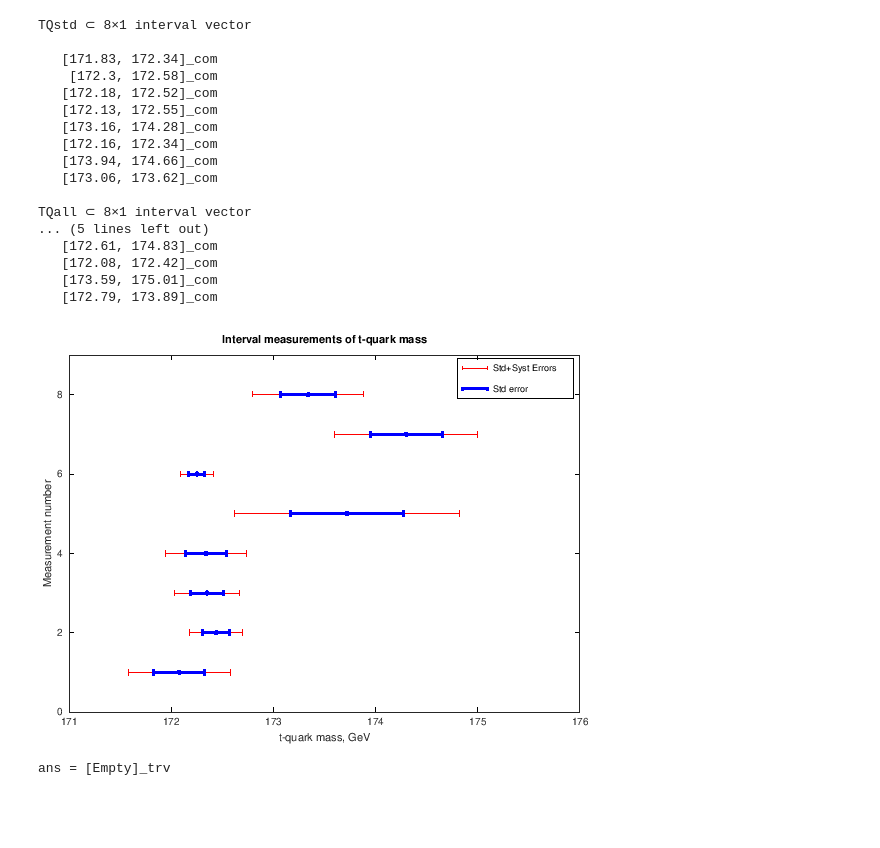
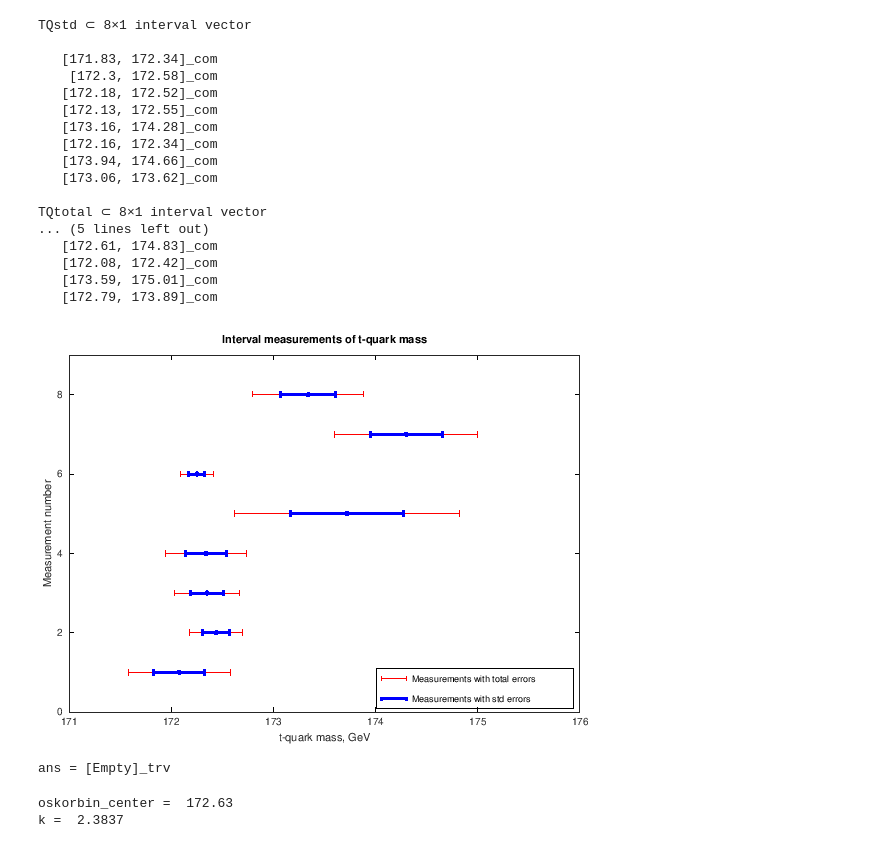
Before and after one commit to szhilin/octave-interval-examples, a Jupyter notebook: TopQuark.ipynb, the cells around one changed output. Cells and saved outputs as stored; diff of their text form; code cells hidden in the pictures; blank space fills up the shorter version.

```diff
--- a/TopQuark.ipynb
+++ b/TopQuark.ipynb
@@ -92,11 +92,11 @@ topquark_mid = data(:,1);
 topquark_rad_std = data(:,2);
 topquark_rad_std_syst = data(:,2) + data(:,3);
 
-# Интервальные измерения со случайной погрешностью
+# Интервальные измерения только со случайной погрешностью
 TQstd = midrad(topquark_mid, topquark_rad_std)
 
 # Интервальные измерения со случайной и систематической погрешностью
-TQall = midrad(topquark_mid, topquark_rad_std_syst)
+TQtotal = midrad(topquark_mid, topquark_rad_std_syst)
 # %% [output]
 TQstd ⊂ 8×1 interval vector
 
@@ -109,7 +109,7 @@ TQstd ⊂ 8×1 interval vector
    [173.94, 174.66]_com
    [173.06, 173.62]_com
 
-TQall ⊂ 8×1 interval vector
+TQtotal ⊂ 8×1 interval vector
 ... (5 lines left out)
    [172.61, 174.83]_com
    [172.08, 172.42]_com
@@ -117,21 +117,20 @@ TQall ⊂ 8×1 interval vector
    [172.79, 173.89]_com
 # %%
 # Графическое представление интервальных данных
-nums = 1:numel(TQall);
-vals = mid(TQall);
-err_std = rad(TQstd);
-errorbar (vals, nums, rad(TQall), rad(TQall),">.r");
+nums = 1:numel(TQtotal);
+vals = mid(TQtotal);
+errorbar (vals, nums, rad(TQtotal), rad(TQtotal),">.r");
 ylim([0 nums(end)+1])
 hold on
 h = errorbar (vals, nums, rad(TQstd), rad(TQstd),">.b");
 set(h,"linewidth",6)
 set(h,"markersize",12)
 title ("Interval measurements of t-quark mass");
 xlabel("t-quark mass, GeV")
 ylabel("Measurement number")
-legend ("Std+Syst Errors","Std error");
+legend ("Measurements with total errors","Measurements with std errors","location","southeast");
 #grid on
 # %% [output]
-[figure, old version]
+[figure, new version]
 # %%
 # Пересечение интервалов пусто, т.е. интервальная выборка несовместна
@@ -140,0 +161,6 @@ ans = [Empty]_trv
+# %%
+# МЦН-оценка массы t-кварка и минимальный коэффициент расширения интервалов для совместности выборки
+[oskorbin_center, k] = estimate_uncertainty_center(TQtotal)
+# %% [output]
+oskorbin_center =  172.63
+k =  2.3837
```
Also changed, not shown: parts of 4 cells of this notebook.
